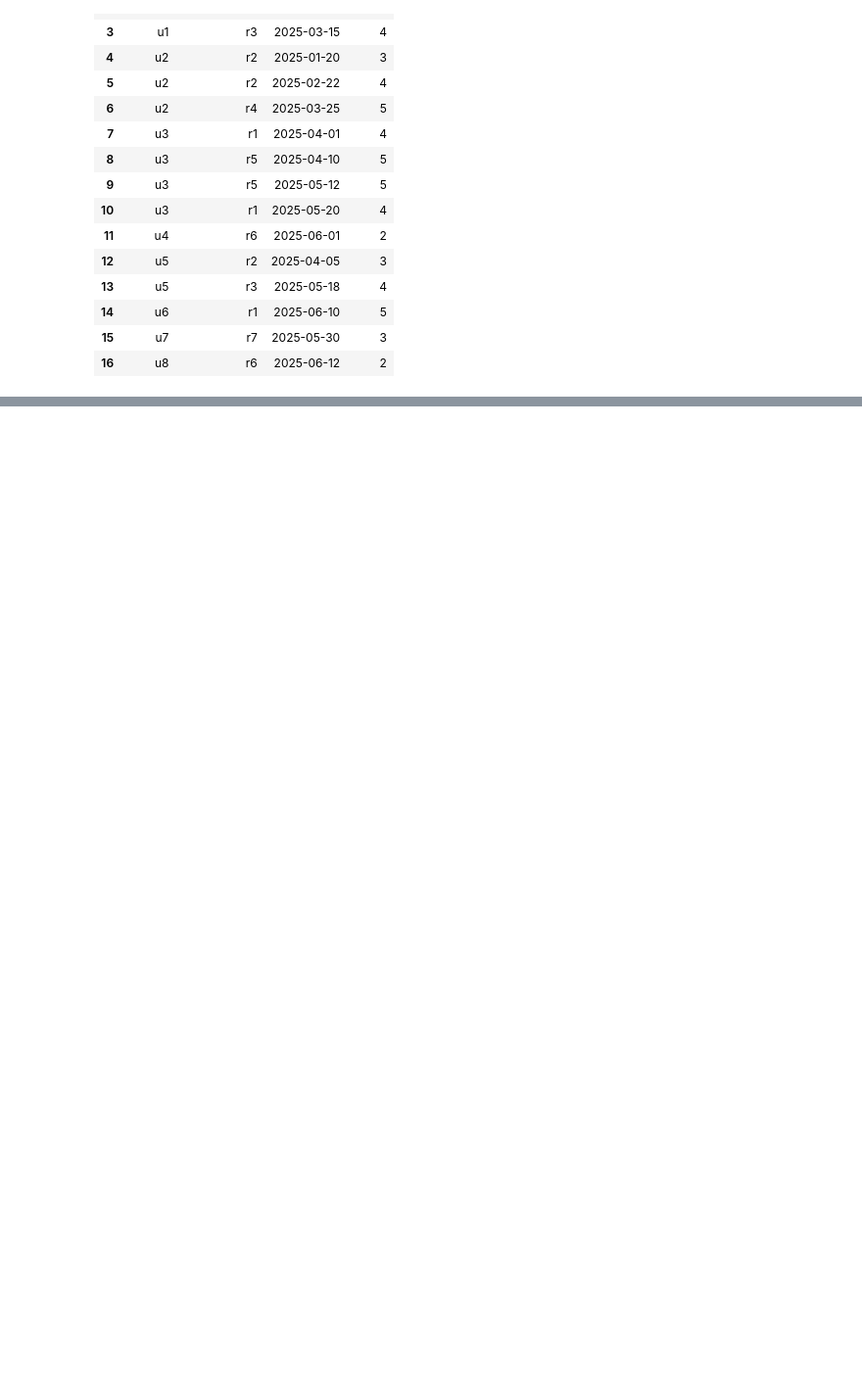
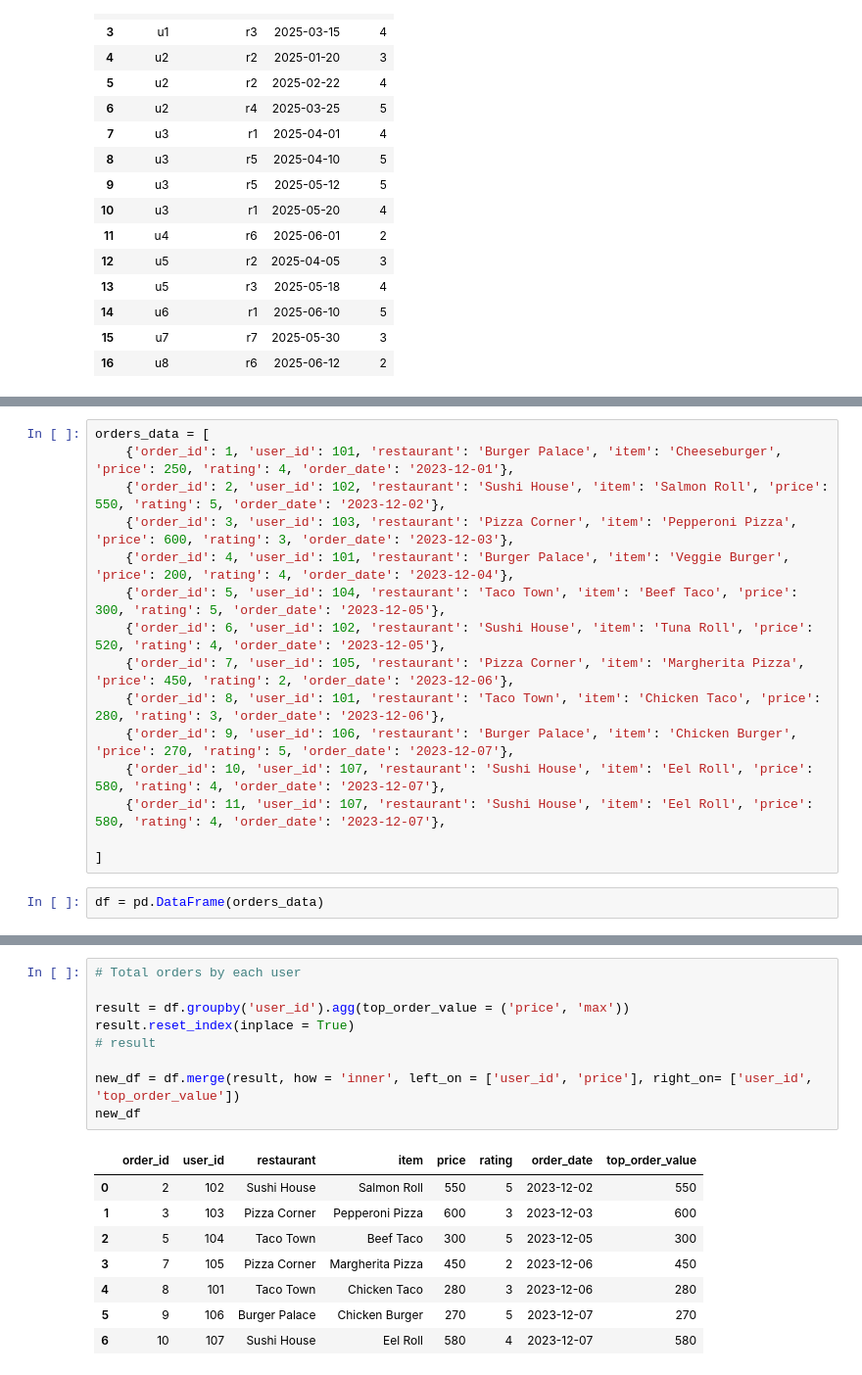
Before and after one commit to ShivamDS/Python-practice, a Jupyter notebook: 7. Uber Python Questions.ipynb, the cells around one changed output, grey strips where cells are left out. Shown at 98% size. Drawn from its saved outputs; the diff is of its cells as text; blank space fills up the shorter version.

```diff
--- a/7. Uber Python Questions.ipynb
+++ b/7. Uber Python Questions.ipynb
@@ -274,0 +279,17 @@ recsys_df
+# %%
+orders_data = [
+    {'order_id': 1, 'user_id': 101, 'restaurant': 'Burger Palace', 'item': 'Cheeseburger', 'price': 250, 'rating': 4, 'order_date': '2023-12-01'},
+    {'order_id': 2, 'user_id': 102, 'restaurant': 'Sushi House', 'item': 'Salmon Roll', 'price': 550, 'rating': 5, 'order_date': '2023-12-02'},
+    {'order_id': 3, 'user_id': 103, 'restaurant': 'Pizza Corner', 'item': 'Pepperoni Pizza', 'price': 600, 'rating': 3, 'order_date': '2023-12-03'},
+    {'order_id': 4, 'user_id': 101, 'restaurant': 'Burger Palace', 'item': 'Veggie Burger', 'price': 200, 'rating': 4, 'order_date': '2023-12-04'},
+    {'order_id': 5, 'user_id': 104, 'restaurant': 'Taco Town', 'item': 'Beef Taco', 'price': 300, 'rating': 5, 'order_date': '2023-12-05'},
+    {'order_id': 6, 'user_id': 102, 'restaurant': 'Sushi House', 'item': 'Tuna Roll', 'price': 520, 'rating': 4, 'order_date': '2023-12-05'},
+    {'order_id': 7, 'user_id': 105, 'restaurant': 'Pizza Corner', 'item': 'Margherita Pizza', 'price': 450, 'rating': 2, 'order_date': '2023-12-06'},
+    {'order_id': 8, 'user_id': 101, 'restaurant': 'Taco Town', 'item': 'Chicken Taco', 'price': 280, 'rating': 3, 'order_date': '2023-12-06'},
+    {'order_id': 9, 'user_id': 106, 'restaurant': 'Burger Palace', 'item': 'Chicken Burger', 'price': 270, 'rating': 5, 'order_date': '2023-12-07'},
+    {'order_id': 10, 'user_id': 107, 'restaurant': 'Sushi House', 'item': 'Eel Roll', 'price': 580, 'rating': 4, 'order_date': '2023-12-07'},
+    {'order_id': 11, 'user_id': 107, 'restaurant': 'Sushi House', 'item': 'Eel Roll', 'price': 580, 'rating': 4, 'order_date': '2023-12-07'},
+
+]
+# %%
+df = pd.DataFrame(orders_data)
@@ -274,0 +314,18 @@ recsys_df
+# %%
+# Total orders by each user
+
+result = df.groupby('user_id').agg(top_order_value = ('price', 'max'))
+result.reset_index(inplace = True)
+# result
+
+new_df = df.merge(result, how = 'inner', left_on = ['user_id', 'price'], right_on= ['user_id', 'top_order_value'])
+new_df
+# %% [output]
+|  | order_id | user_id | restaurant | item | price | rating | order_date | top_order_value |
+| 0 | 2 | 102 | Sushi House | Salmon Roll | 550 | 5 | 2023-12-02 | 550 |
+| 1 | 3 | 103 | Pizza Corner | Pepperoni Pizza | 600 | 3 | 2023-12-03 | 600 |
+| 2 | 5 | 104 | Taco Town | Beef Taco | 300 | 5 | 2023-12-05 | 300 |
+| 3 | 7 | 105 | Pizza Corner | Margherita Pizza | 450 | 2 | 2023-12-06 | 450 |
+| 4 | 8 | 101 | Taco Town | Chicken Taco | 280 | 3 | 2023-12-06 | 280 |
+| 5 | 9 | 106 | Burger Palace | Chicken Burger | 270 | 5 | 2023-12-07 | 270 |
+| 6 | 10 | 107 | Sushi House | Eel Roll | 580 | 4 | 2023-12-07 | 580 |
```
Also changed, not shown: parts of 12 cells of this notebook.
